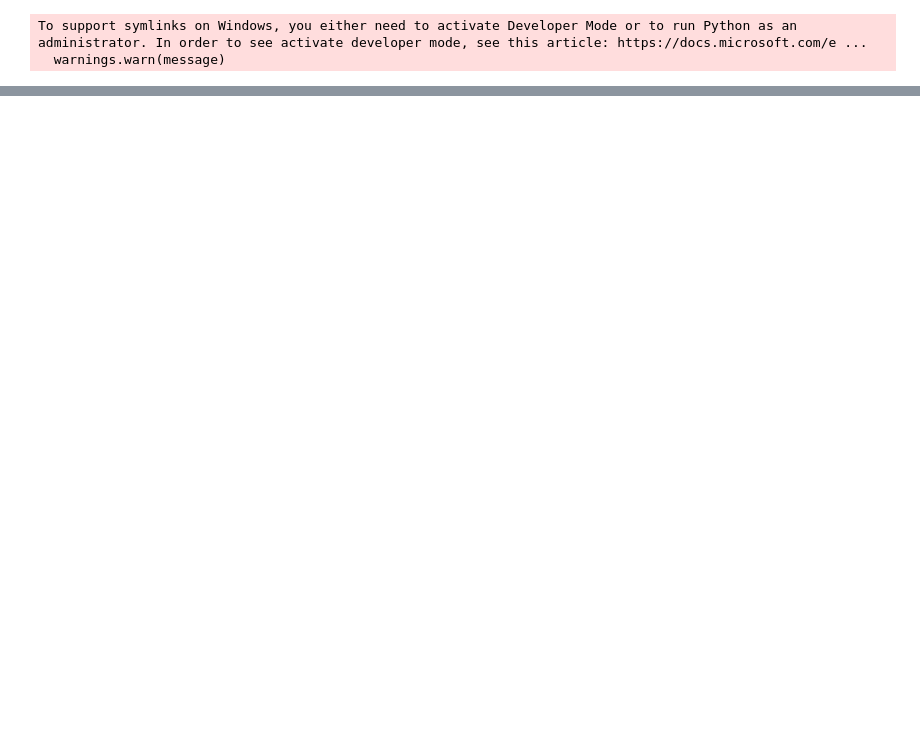
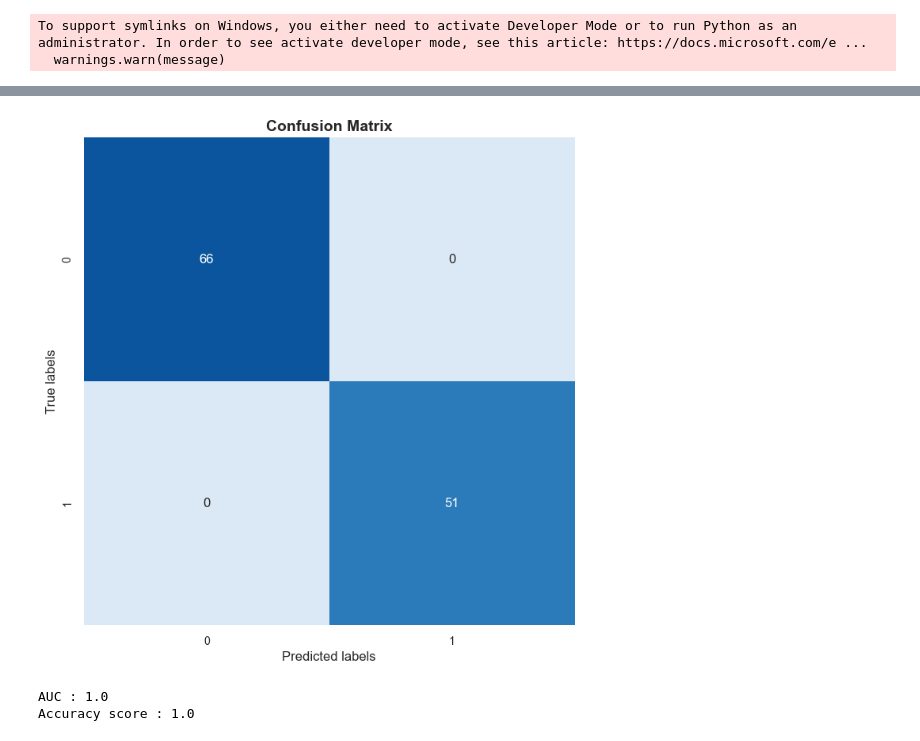
Before and after one commit to atekiouk/Sujet_2, a Jupyter notebook: Notebooks/bert_test.ipynb, the cells around one changed output, grey strips where cells are left out. Saved outputs shown, nothing was run; the diff lists cells and outputs as text; code cells hidden in the pictures; blank space fills up the shorter version.

```diff
--- a/Notebooks/bert_test.ipynb
+++ b/Notebooks/bert_test.ipynb
@@ -29,0 +98,14 @@ To support symlinks on Windows, you either need to activate Developer Mode or to
+# %%
+X_train, X_test, y_train, y_test = train_test_split(X_1_reduced,y, test_size=0.30, random_state=42)
+# %%
+tree = DecisionTreeClassifier(random_state = 42,criterion = 'entropy', max_depth = 5, ccp_alpha =  0, min_samples_leaf = 5, max_features = 5, min_samples_split = 13)
+tree.fit(X_train,y_train)
+y_pred = tree.predict(X_test)
+utilities.plot_confusion_matrix(y_true = y_test, y_pred = y_pred)
+fpr, tpr, thresholds = metrics.roc_curve(y_test, y_pred)
+print(f"AUC : {metrics.auc(fpr, tpr)}")
+print(f"Accuracy score : {metrics.accuracy_score(y_test, y_pred)}")
+# %% [output]
+[figure, added]
+AUC : 1.0
+Accuracy score : 1.0
```
Also changed, not shown: parts of 19 cells of this notebook.
